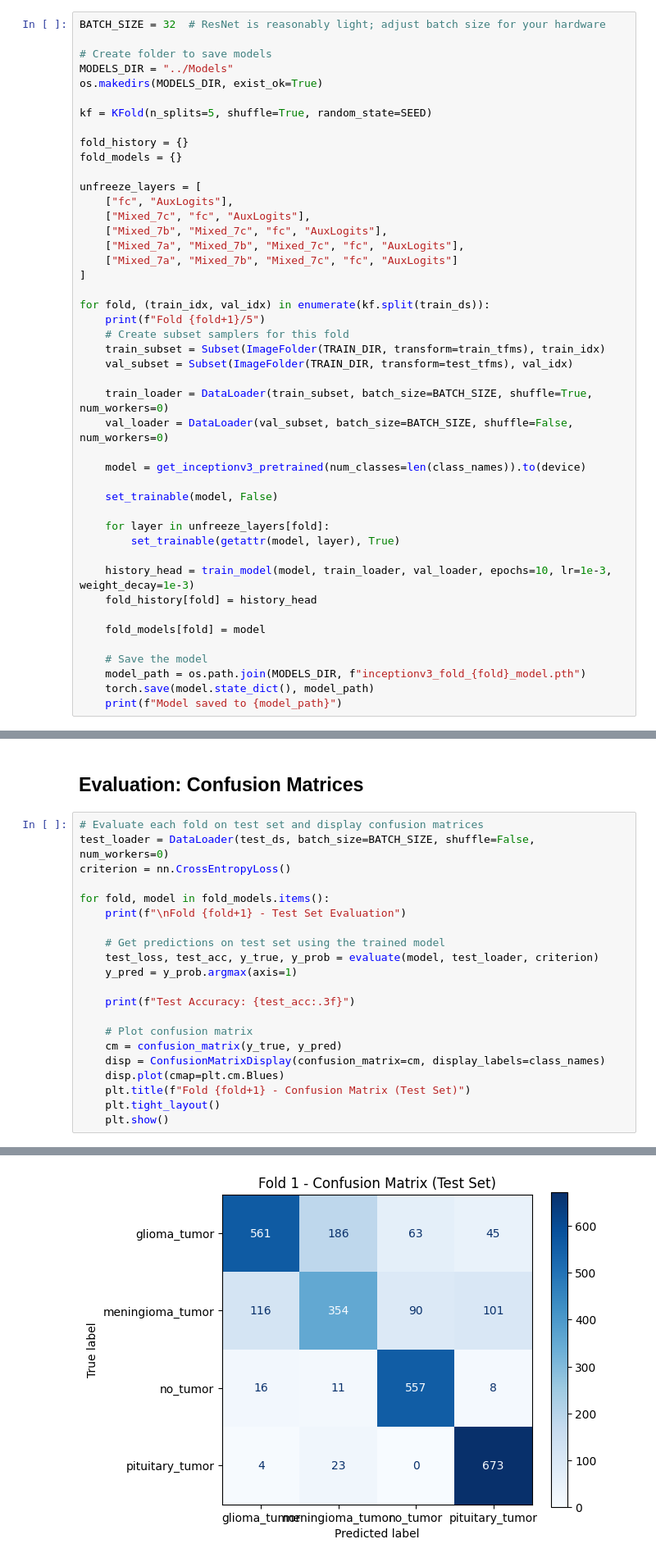
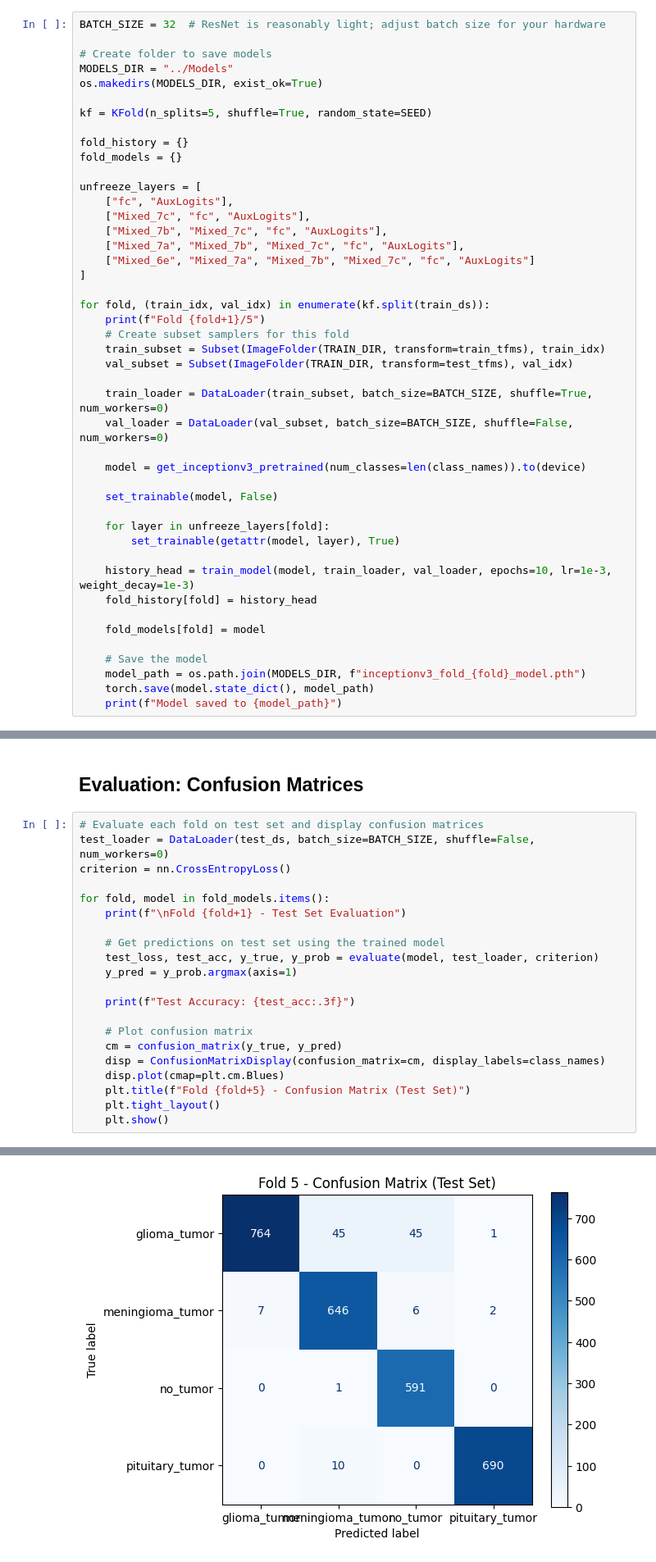
Before and after one commit to mlykwong/bmeg-591t-project, a Jupyter notebook: Notebooks/inceptionv3.ipynb, the cells around one changed output, grey strips where cells are left out. Shown at 82% size. Drawn from its saved outputs; the diff is of its cells as text.

Commit message:
fixed inception fold and accuracy calc

```diff
--- a/Notebooks/inceptionv3.ipynb
+++ b/Notebooks/inceptionv3.ipynb
@@ -284,7 +284,7 @@ unfreeze_layers = [
     ["Mixed_7c", "fc", "AuxLogits"],
     ["Mixed_7b", "Mixed_7c", "fc", "AuxLogits"],
     ["Mixed_7a", "Mixed_7b", "Mixed_7c", "fc", "AuxLogits"],
-    ["Mixed_7a", "Mixed_7b", "Mixed_7c", "fc", "AuxLogits"]
+    ["Mixed_6e", "Mixed_7a", "Mixed_7b", "Mixed_7c", "fc", "AuxLogits"]
 ]
 
 for fold, (train_idx, val_idx) in enumerate(kf.split(train_ds)):
@@ -439,7 +439,7 @@ for fold, model in fold_models.items():
     cm = confusion_matrix(y_true, y_pred)
     disp = ConfusionMatrixDisplay(confusion_matrix=cm, display_labels=class_names)
     disp.plot(cmap=plt.cm.Blues)
-    plt.title(f"Fold {fold+1} - Confusion Matrix (Test Set)")
+    plt.title(f"Fold {fold+5} - Confusion Matrix (Test Set)")
     plt.tight_layout()
     plt.show()
 # %% [output]
@@ -448 +448 @@ Test Accuracy: 0.764
-[figure, old version]
+[figure, new version]
```
Also changed, not shown: parts of 3 cells of this notebook, 1 other file.
